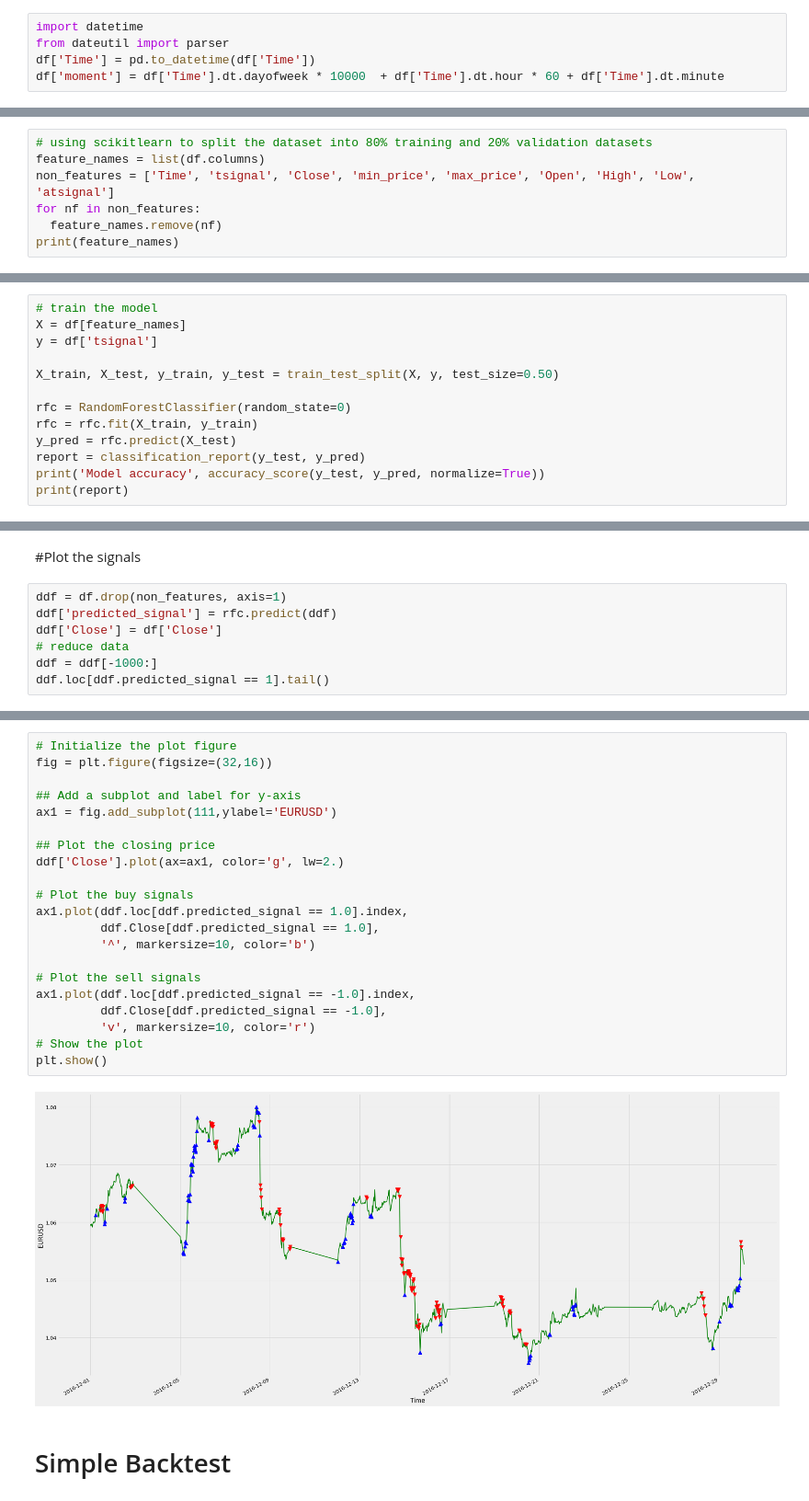
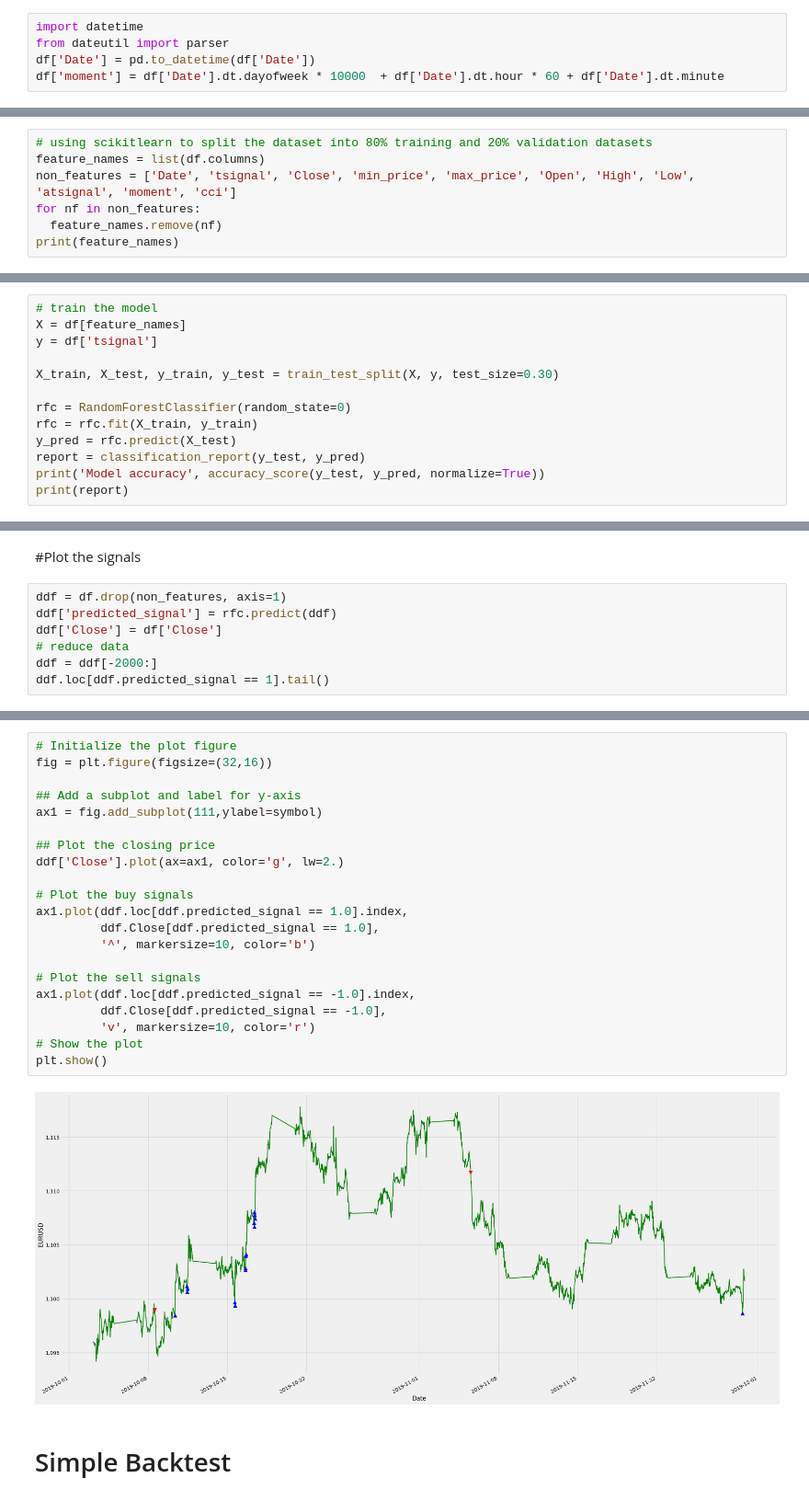
Before and after one commit to ayoubbensakhria/finance_algo, a Jupyter notebook: FXPROBOT.ipynb, the cells around one changed output, grey strips where cells are left out. Shown at 92% size. Saved outputs shown, nothing was run; the diff lists cells and outputs as text.

```diff
--- a/FXPROBOT.ipynb
+++ b/FXPROBOT.ipynb
@@ -192,14 +204,14 @@ df.Volume.min(), df.Volume.max()
 # %%
 import datetime
 from dateutil import parser
-df['Time'] = pd.to_datetime(df['Time'])
-df['moment'] = df['Time'].dt.dayofweek * 10000  + df['Time'].dt.hour * 60 + df['Time'].dt.minute
+df['Date'] = pd.to_datetime(df['Date'])
+df['moment'] = df['Date'].dt.dayofweek * 10000  + df['Date'].dt.hour * 60 + df['Date'].dt.minute
 # %% [markdown]
 #Implement Decision Tree Model
 # %%
 # using scikitlearn to split the dataset into 80% training and 20% validation datasets
 feature_names = list(df.columns)
-non_features = ['Time', 'tsignal', 'Close', 'min_price', 'max_price', 'Open', 'High', 'Low', 'atsignal']
+non_features = ['Date', 'tsignal', 'Close', 'min_price', 'max_price', 'Open', 'High', 'Low', 'atsignal', 'moment', 'cci']
 for nf in non_features:
   feature_names.remove(nf)
 print(feature_names)
@@ -210,7 +222,7 @@ print(feature_names)
 X = df[feature_names]
 y = df['tsignal']
 
-X_train, X_test, y_train, y_test = train_test_split(X, y, test_size=0.50)
+X_train, X_test, y_train, y_test = train_test_split(X, y, test_size=0.30)
 
 rfc = RandomForestClassifier(random_state=0)
 rfc = rfc.fit(X_train, y_train)
@@ -246,6 +267,6 @@ ddf = df.drop(non_features, axis=1)
 ddf['predicted_signal'] = rfc.predict(ddf)
 ddf['Close'] = df['Close']
 # reduce data
-ddf = ddf[-1000:]
+ddf = ddf[-2000:]
 ddf.loc[ddf.predicted_signal == 1].tail()
 # %% [output]
@@ -259,26 +280,26 @@ ddf.loc[ddf.predicted_signal == 1].tail()
 # %%
 # Initialize the plot figure
 fig = plt.figure(figsize=(32,16))
 
 ## Add a subplot and label for y-axis
-ax1 = fig.add_subplot(111,ylabel='EURUSD')
+ax1 = fig.add_subplot(111,ylabel=symbol)
 
 ## Plot the closing price
 ddf['Close'].plot(ax=ax1, color='g', lw=2.)
 
 # Plot the buy signals
 ax1.plot(ddf.loc[ddf.predicted_signal == 1.0].index,
          ddf.Close[ddf.predicted_signal == 1.0],
          '^', markersize=10, color='b')
 
 # Plot the sell signals
 ax1.plot(ddf.loc[ddf.predicted_signal == -1.0].index,
          ddf.Close[ddf.predicted_signal == -1.0],
          'v', markersize=10, color='r')
 # Show the plot
 plt.show()
 # %% [output]
-[figure, old version]
+[figure, new version]
 # %% [markdown]
 # Simple Backtest
 # %%
```
Also changed, not shown: parts of 28 cells of this notebook.
